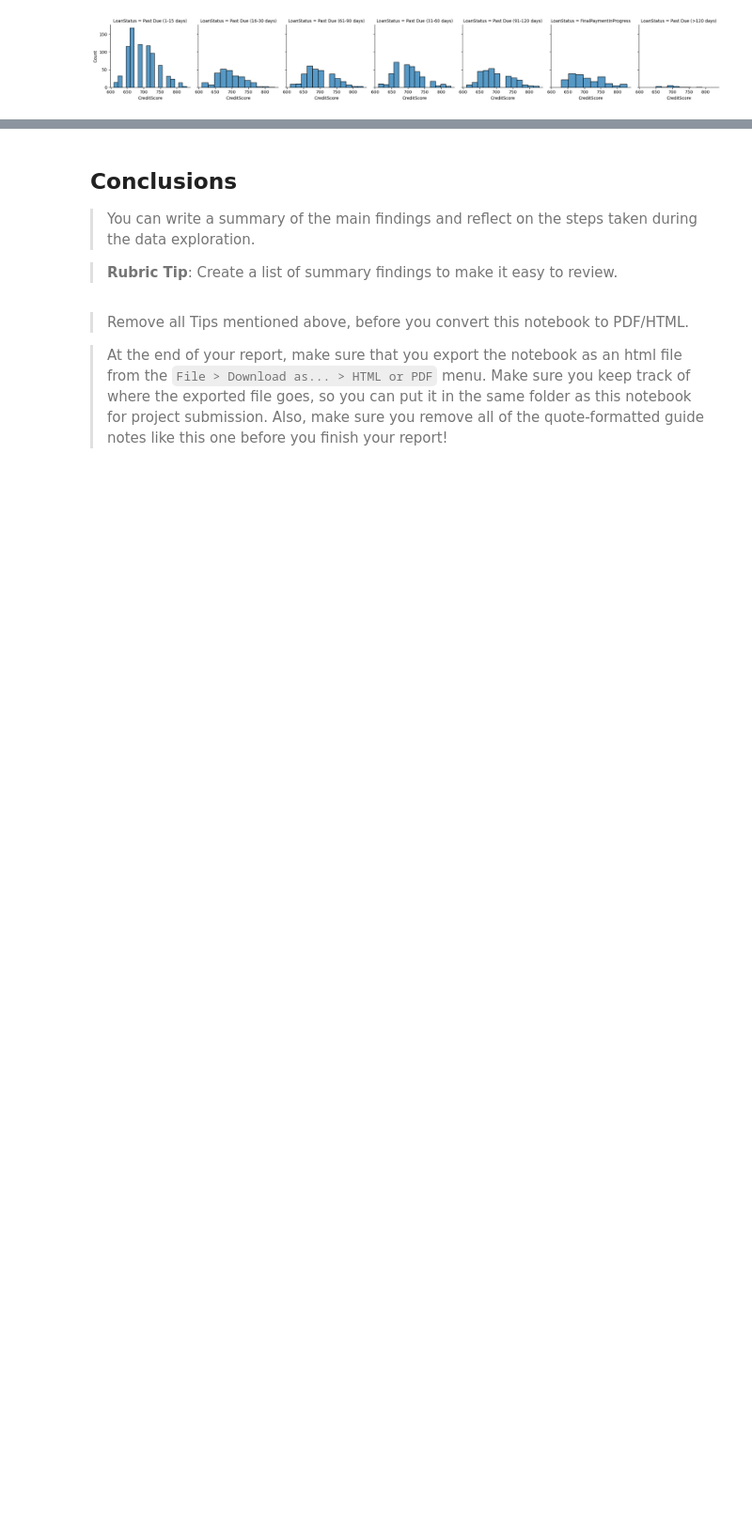
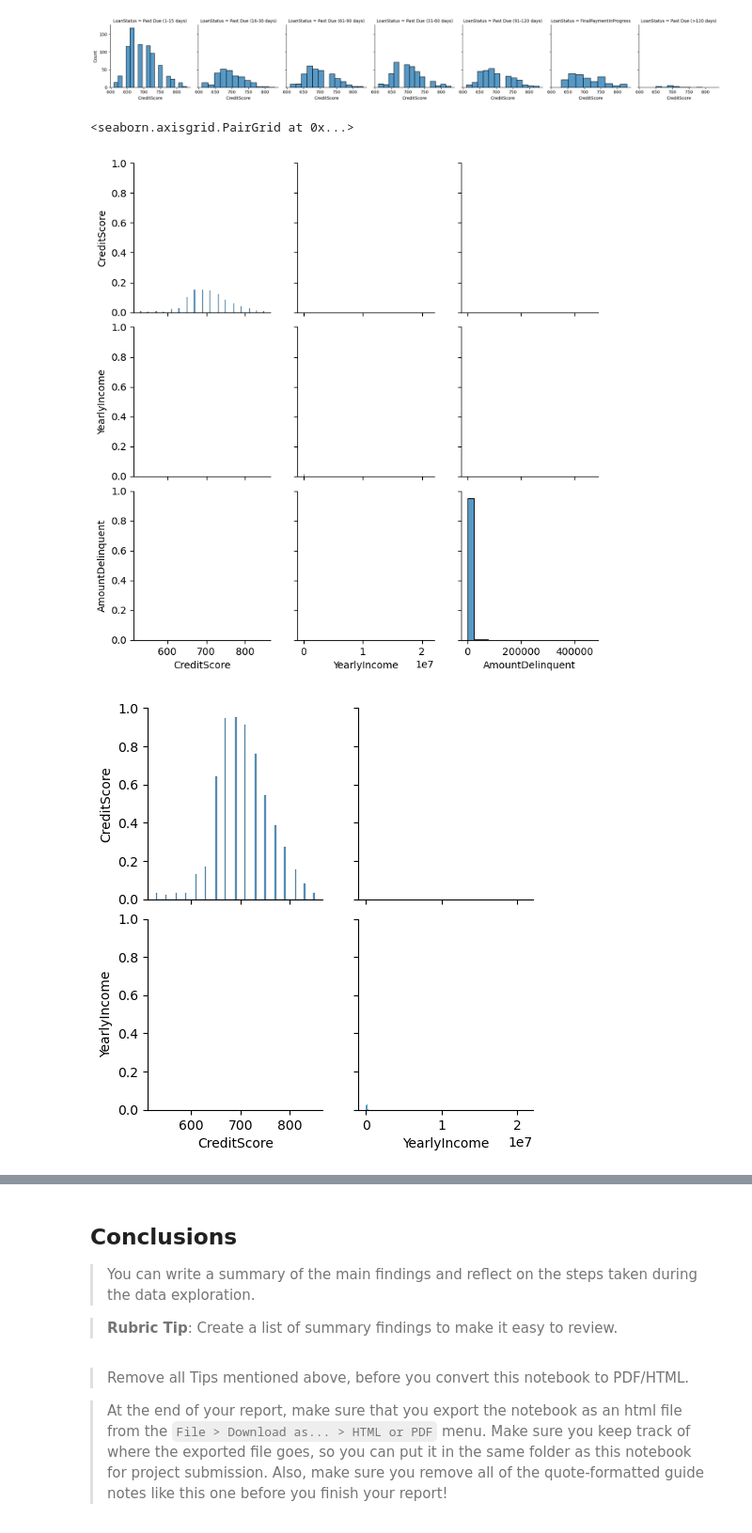
Before and after one commit to jwGitHub9860/Communicate_Data_Findings, a Jupyter notebook: Part_I_exploration_template.ipynb, the cells around one changed output, grey strips where cells are left out. Shown at 94% size. Drawn from its saved outputs; the diff is of its cells as text; code cells hidden in the pictures; blank space fills up the shorter version.

```diff
--- a/Part_I_exploration_template.ipynb
+++ b/Part_I_exploration_template.ipynb
@@ -657,0 +593,48 @@ plt.show()
+# %%
+# Code for creating Plot Matrix with histograms & scatterplots of ALL Credit Scores, ALL Yearly Incomes, and ALL Delinquent Amounts
+
+# creates dataframe with ALL Credit Scores, ALL Loan Status Types, ALL Yearly Incomes, and ALL Delinquent Amounts
+df_credit_scores_loan_status_types_yearly_incomes_delinquent_amounts = df_prosper_loan_data[["CreditScore", "YearlyIncome", "AmountDelinquent"]] # "LoanStatus" will NOT show up in the Plot Matrix because its value are WORDS, NOT NUMBERS like the other columns
+
+# creates dataframe with ALL Credit Scores, ALL Loan Status Types, ALL Yearly Incomes, and ALL Delinquent Amounts
+df_credit_scores_loan_status_types_yearly_incomes = df_prosper_loan_data[["CreditScore", "YearlyIncome"]] # "LoanStatus" will NOT show up in the Plot Matrix because its value are WORDS, NOT NUMBERS like the other columns
+
+# creates dataframe with ALL Credit Scores, ALL Loan Status Types, ALL Yearly Incomes, and ALL Delinquent Amounts
+df_loan_status_types_yearly_incomes_delinquent_amounts = df_prosper_loan_data[["YearlyIncome", "AmountDelinquent"]] # "LoanStatus" will NOT show up in the Plot Matrix because its value are WORDS, NOT NUMBERS like the other columns
+
+# creates & displays Plot Matrix
+g = sns.PairGrid(df_credit_scores_loan_status_types_yearly_incomes_delinquent_amounts)
+
+# displays histograms of Plot Matrix
+g.map_diag(sns.histplot)
+
+# displays scatterplots of Plot Matrix
+g.map_diag(sns.scatterplot)
+
+
+# Code for creating Plot Matrix with histograms & scatterplots of ALL Credit Scores, ALL Loan Status Types, and ALL Yearly Incomes
+
+# creates & displays Plot Matrix
+g = sns.PairGrid(df_credit_scores_loan_status_types_yearly_incomes)
+
+# displays histograms of Plot Matrix
+g.map_diag(sns.histplot)
+
+# displays scatterplots of Plot Matrix
+g.map_diag(sns.scatterplot)
+
+
+# Code for creating Plot Matrix with histograms & scatterplots of ALL Loan Status Types, ALL Yearly Incomes, and ALL Delinquent Amounts
+
+# creates & displays Plot Matrix
+g = sns.PairGrid(df_loan_status_types_yearly_incomes_delinquent_amounts)
+
+# displays histograms of Plot Matrix
+g.map_diag(sns.histplot)
+
+# displays scatterplots of Plot Matrix
+g.map_diag(sns.scatterplot)
+# %% [output]
+<seaborn.axisgrid.PairGrid at 0x...>
+[figure, added]
+[figure, added]
```
Also changed, not shown: parts of 3 cells of this notebook.
